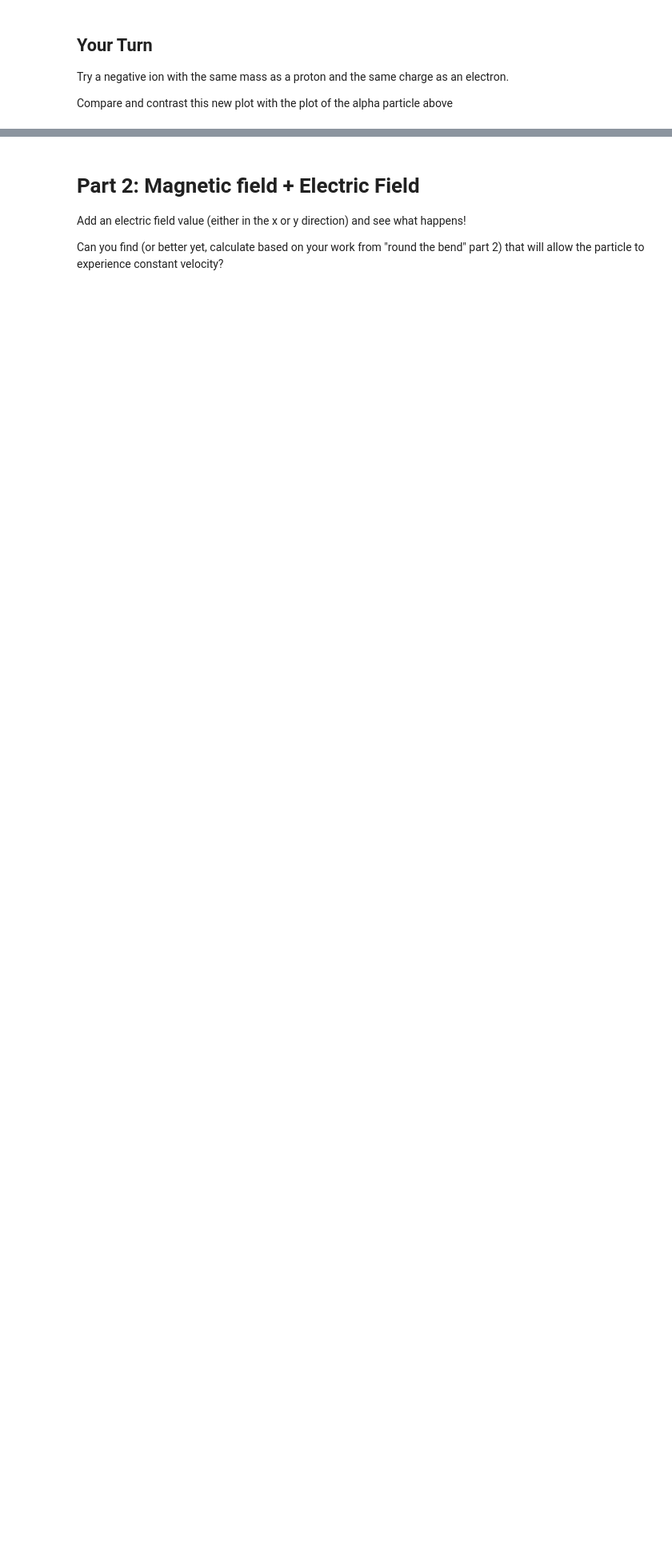
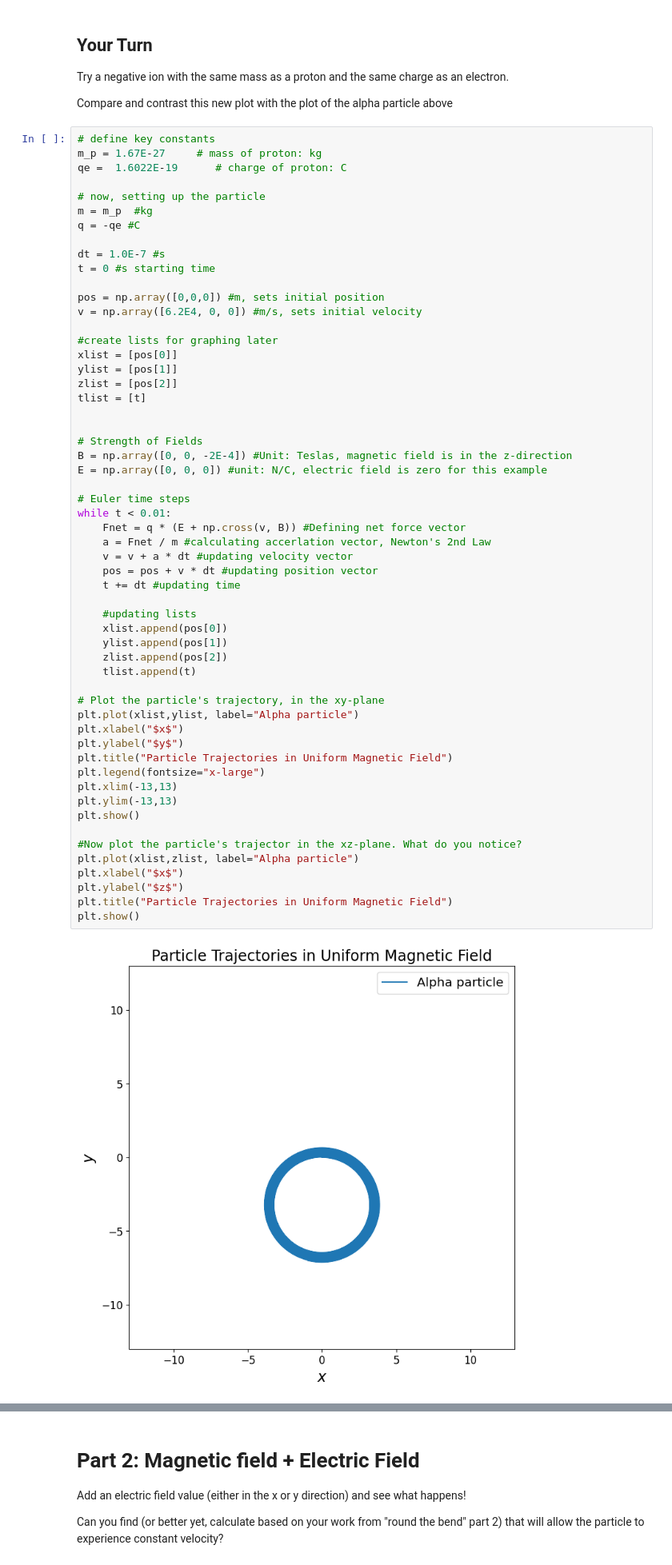
Before and after one commit to MayNc10/CompPhys, a Jupyter notebook: LorentzForce.ipynb, the cells around one changed output, grey strips where cells are left out. Shown at 80% size. Cells and saved outputs as stored; diff of their text form; blank space fills up the shorter version.

```diff
--- a/LorentzForce.ipynb
+++ b/LorentzForce.ipynb
@@ -81,3 +82,61 @@ SyntaxError: invalid syntax (1750796912.py, line 2)
 Try a negative ion with the same mass as a proton and the same charge as an electron.
 
 Compare and contrast this new plot with the plot of the alpha particle above
+# %%
+# define key constants
+m_p = 1.67E-27     # mass of proton: kg
+qe =  1.6022E-19      # charge of proton: C
+
+# now, setting up the particle
+m = m_p  #kg
+q = -qe #C
+
+dt = 1.0E-7 #s
+t = 0 #s starting time
+
+pos = np.array([0,0,0]) #m, sets initial position
+v = np.array([6.2E4, 0, 0]) #m/s, sets initial velocity
+
+#create lists for graphing later
+xlist = [pos[0]]
+ylist = [pos[1]]
+zlist = [pos[2]]
+tlist = [t]
+
+
+# Strength of Fields
+B = np.array([0, 0, -2E-4]) #Unit: Teslas, magnetic field is in the z-direction
+E = np.array([0, 0, 0]) #unit: N/C, electric field is zero for this example
+
+# Euler time steps
+while t < 0.01:
+    Fnet = q * (E + np.cross(v, B)) #Defining net force vector
+    a = Fnet / m #calculating accerlation vector, Newton's 2nd Law
+    v = v + a * dt #updating velocity vector
+    pos = pos + v * dt #updating position vector
+    t += dt #updating time
+
+    #updating lists
+    xlist.append(pos[0])
+    ylist.append(pos[1])
+    zlist.append(pos[2])
+    tlist.append(t)
+
+# Plot the particle's trajectory, in the xy-plane
+plt.plot(xlist,ylist, label="Alpha particle")
+plt.xlabel("$x$")
+plt.ylabel("$y$")
+plt.title("Particle Trajectories in Uniform Magnetic Field")
+plt.legend(fontsize="x-large")
+plt.xlim(-13,13)
+plt.ylim(-13,13)
+plt.show()
+
+#Now plot the particle's trajector in the xz-plane. What do you notice?
+plt.plot(xlist,zlist, label="Alpha particle")
+plt.xlabel("$x$")
+plt.ylabel("$z$")
+plt.title("Particle Trajectories in Uniform Magnetic Field")
+plt.show()
+# %% [output]
+[figure, added]
```
Also changed, not shown: parts of 3 cells of this notebook.
